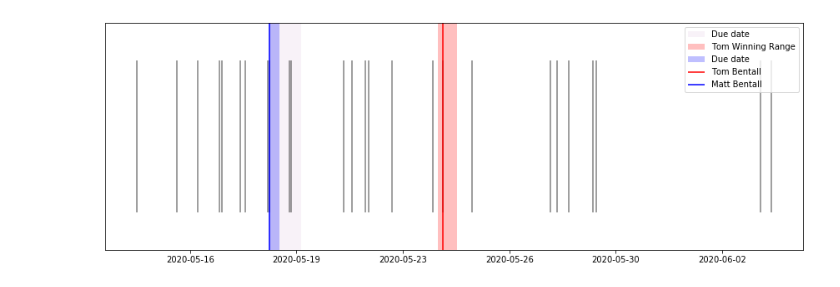
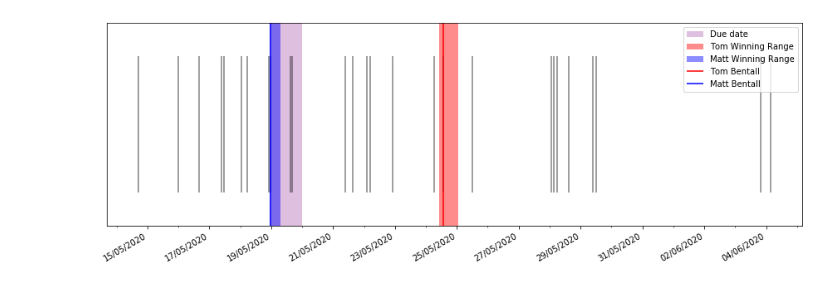
Before and after one commit to willcanniford/python-notes, a Jupyter notebook: baby_sweepstake/graph_guesses.ipynb, the cells around one changed output. Drawn from its saved outputs; the diff is of its cells as text; code cells hidden in the pictures.

```diff
--- a/baby_sweepstake/graph_guesses.ipynb
+++ b/baby_sweepstake/graph_guesses.ipynb
@@ -84,5 +94,5 @@ for i in range(1, data.shape[0] + 1):
 # %%
-joined = data.set_index('guess_rank').join(boundaries.set_index('guess_rank'), rsuffix='_r').sort_index()
+joined = data.join(boundaries.loc[:, ['lower','upper']], rsuffix='_r').sort_index()
 joined.loc[:, ['player','guess','lower','upper']]
 # %% [output]
 |  | player | guess | lower | upper |
@@ -190,40 +212,46 @@ joined.head()
 # %%
 fig, ax = plt.subplots(figsize=(15,5))
 ax.vlines(joined.guess, ymin=1, ymax=2, alpha=0.5)
-ax.vlines(joined[joined.player == 'Tom Bentall '].iloc[0, 1],
+ax.vlines(joined[joined.player == 'Tom Bentall'].iloc[0, 1],
           ymin=0,
           ymax=4,
           label='Tom Bentall',
           color='red')
 ax.vlines(joined[joined.player == 'Matt Bentall'].iloc[0, 1],
           ymin=0,
           ymax=4,
           label='Matt Bentall',
           color='blue')
 ax.set_yticks([])
-ax.set_xticks(pd.date_range('2020-05-13', '2020-06-06', 8))
+ax.set_xticks(pd.date_range('2020-05-13', '2020-06-06', freq="2D"))
+ax.set_xticks(pd.date_range('2020-05-13', '2020-06-06'), minor=True)
 ax.set_ylim([0.75, 2.25])
 
-ax.axvspan(datetime.datetime(2020, 5, 19),
-            datetime.datetime(2020, 5, 20),
+
+ax.axvspan(datetime.datetime(2020, 5, 19, 0, 0, 0),
+            datetime.datetime(2020, 5, 20, 0, 0, 0),
             facecolor='purple',
-            alpha=0.05,
+            alpha=0.25,
             label = 'Due date')
-ax.axvspan(joined[joined.player == 'Tom Bentall '].lower.max(),
-            joined[joined.player == 'Tom Bentall '].upper.max(),
+ax.axvspan(joined[joined.player == 'Tom Bentall'].lower.max(),
+            joined[joined.player == 'Tom Bentall'].upper.max(),
             facecolor='red',
-            alpha=0.25,
+            alpha=0.45,
             label = 'Tom Winning Range')
 ax.axvspan(joined[joined.player == 'Matt Bentall'].lower.max(),
             joined[joined.player == 'Matt Bentall'].upper.max(),
             facecolor='blue',
-            alpha=0.25,
-            label = 'Due date')
+            alpha=0.45,
+            label = 'Matt Winning Range')
+
+myFmt = DateFormatter("%d/%m/%Y")
+ax.xaxis.set_major_formatter(myFmt)
+fig.autofmt_xdate()
 
 ax.legend(loc='upper right')
 plt.show()
 # %% [output]
-[figure, old version]
+[figure, new version]
 # %%
 fig, ax = plt.subplots()
 counts = joined.guess.groupby(joined.guess.dt.date).count()
```
Also changed, not shown: parts of 25 cells of this notebook.
